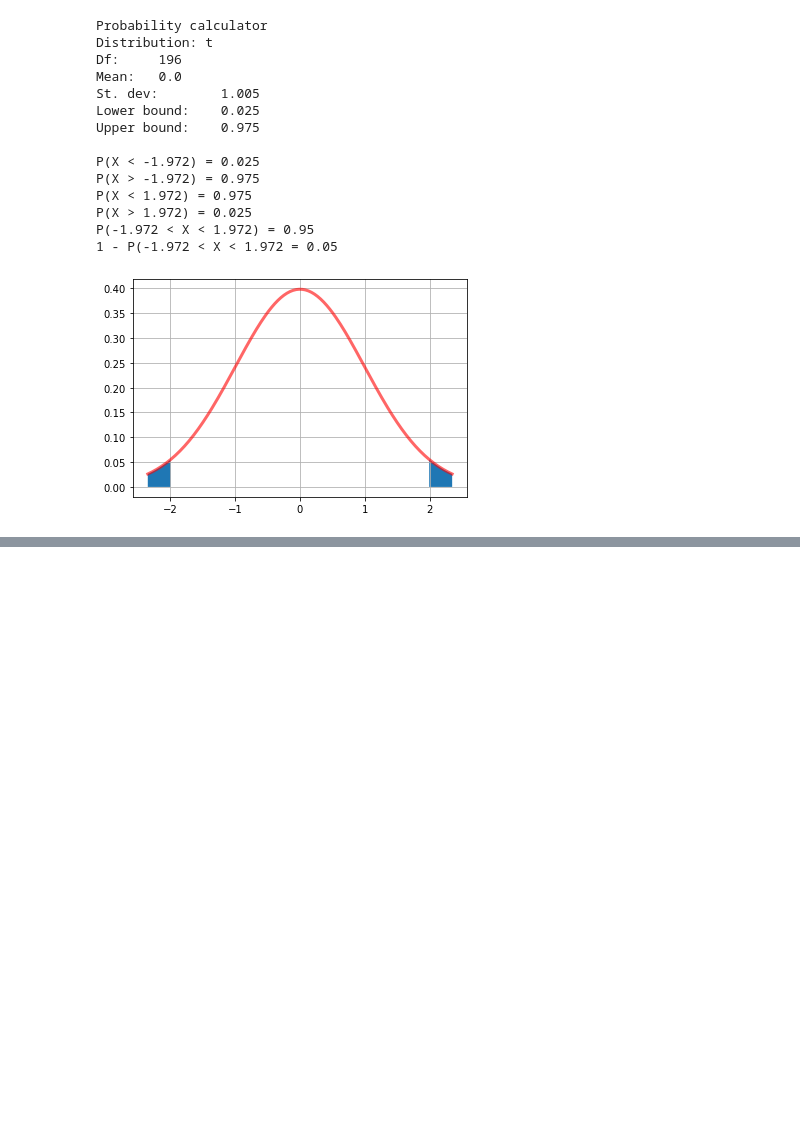
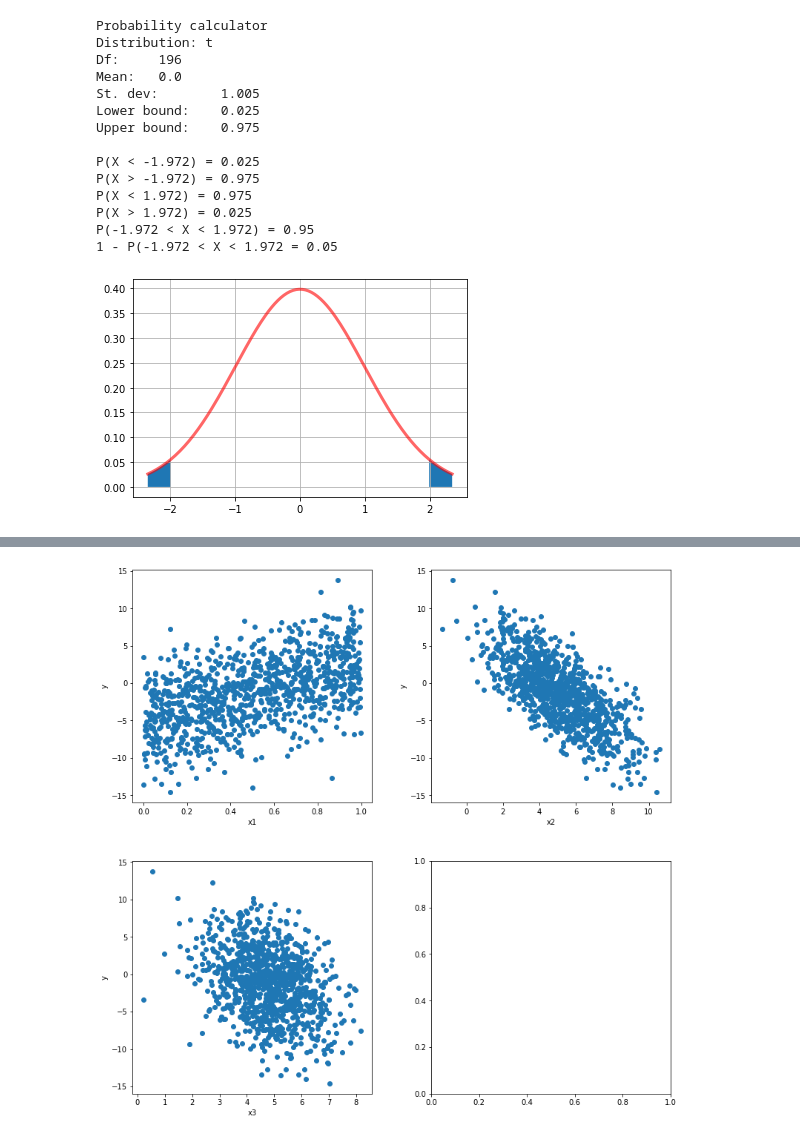
Before and after one commit to vnijs/pyrsm, a Jupyter notebook: examples/model-linear-regression.ipynb, the cells around one changed output, grey strips where cells are left out. Cells and saved outputs as stored; diff of their text form; code cells hidden in the pictures; blank space fills up the shorter version.

```diff
--- a/examples/model-linear-regression.ipynb
+++ b/examples/model-linear-regression.ipynb
@@ -317,0 +399,46 @@ P(-1.972 < X < 1.972) = 0.95
+# %%
+def scatter_plot(fitted, nobs: int=1000) -> None:
+    # TODO: add figsize param
+    num_exog = len(fitted.model.exog_names) - 1
+    num_rows = ceil(num_exog / 2)
+
+
+    _, axes = plt.subplots(num_rows, 2, figsize=(13, 13))
+    plt.subplots_adjust(wspace=0.25, hspace=0.25)
+
+    idx = 0
+    exog_names = fitted.model.exog_names
+    endog_name = fitted.model.endog_names[0]
+
+    endog = fitted.model.endog
+    exogs = fitted.model.exog
+
+    if nobs < fitted.model.endog.shape[0] and nobs != np.Inf and nobs != -1:
+        df = pd.DataFrame(exogs, columns=exog_names)
+        df[endog_name] = endog
+
+        df = df.copy().sample(nobs)
+
+        endog = df[endog_name].to_numpy()
+        exogs = df[exog_names].to_numpy()
+
+    while idx < num_exog:
+        row = idx // 2
+        col = idx % 2
+        exog_name = exog_names[idx]
+        exog = [row[idx] for row in exogs]
+
+        if num_rows > 1:
+            axes[row][col].set_xlabel(exog_name)
+            axes[row][col].set_ylabel(endog_name)
+            axes[row][col].scatter(exog, endog)
+        else:
+            axes[col].set_xlabel(exog_name)
+            axes[col].set_ylabel(endog_name)
+            axes[col].scatter(exog, endog)
+        idx += 1
+    plt.show()
+# %%
+scatter_plot(fitted)
+# %% [output]
+[figure, added]
```
Also changed, not shown: parts of 16 cells of this notebook, 1 other file.
